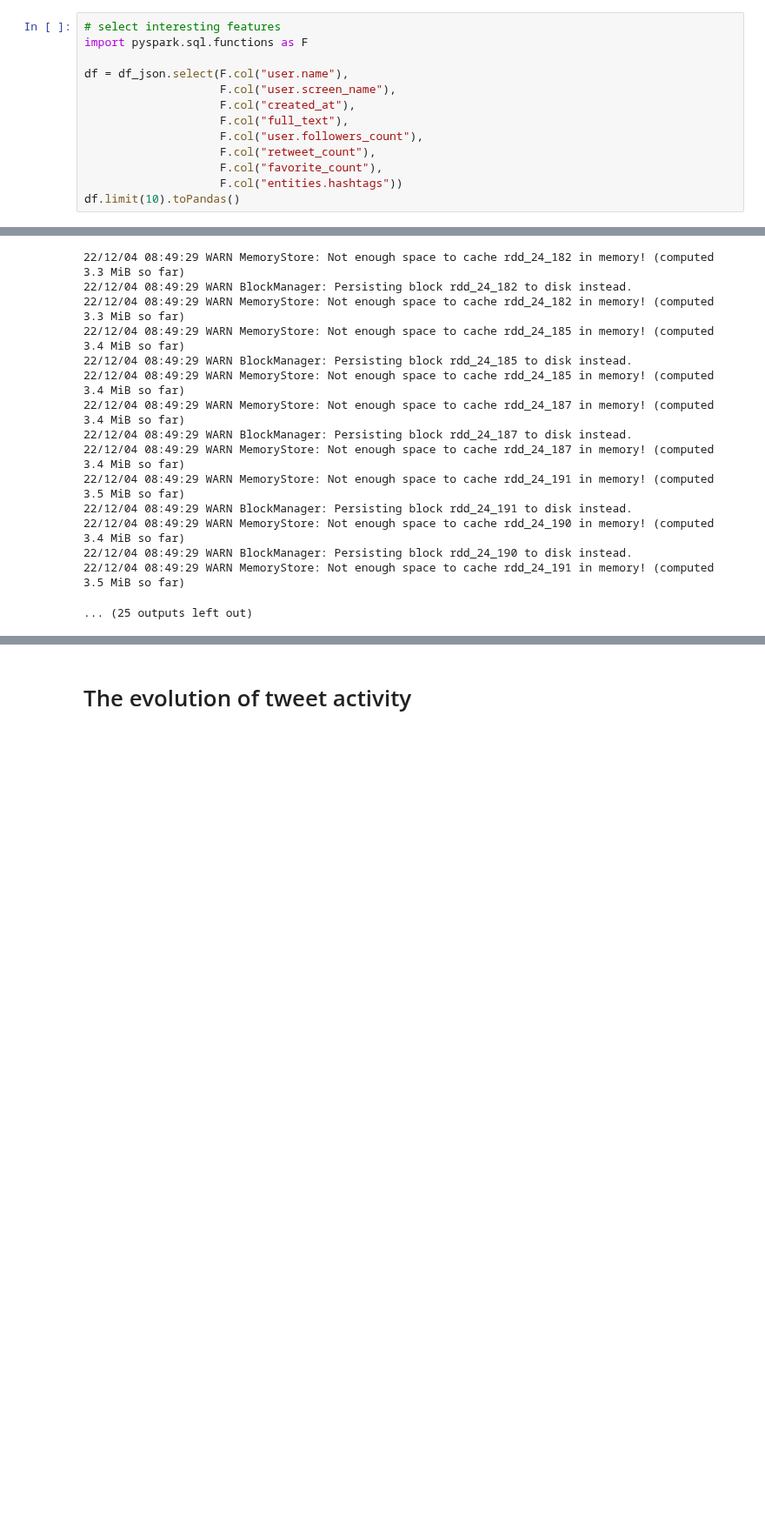
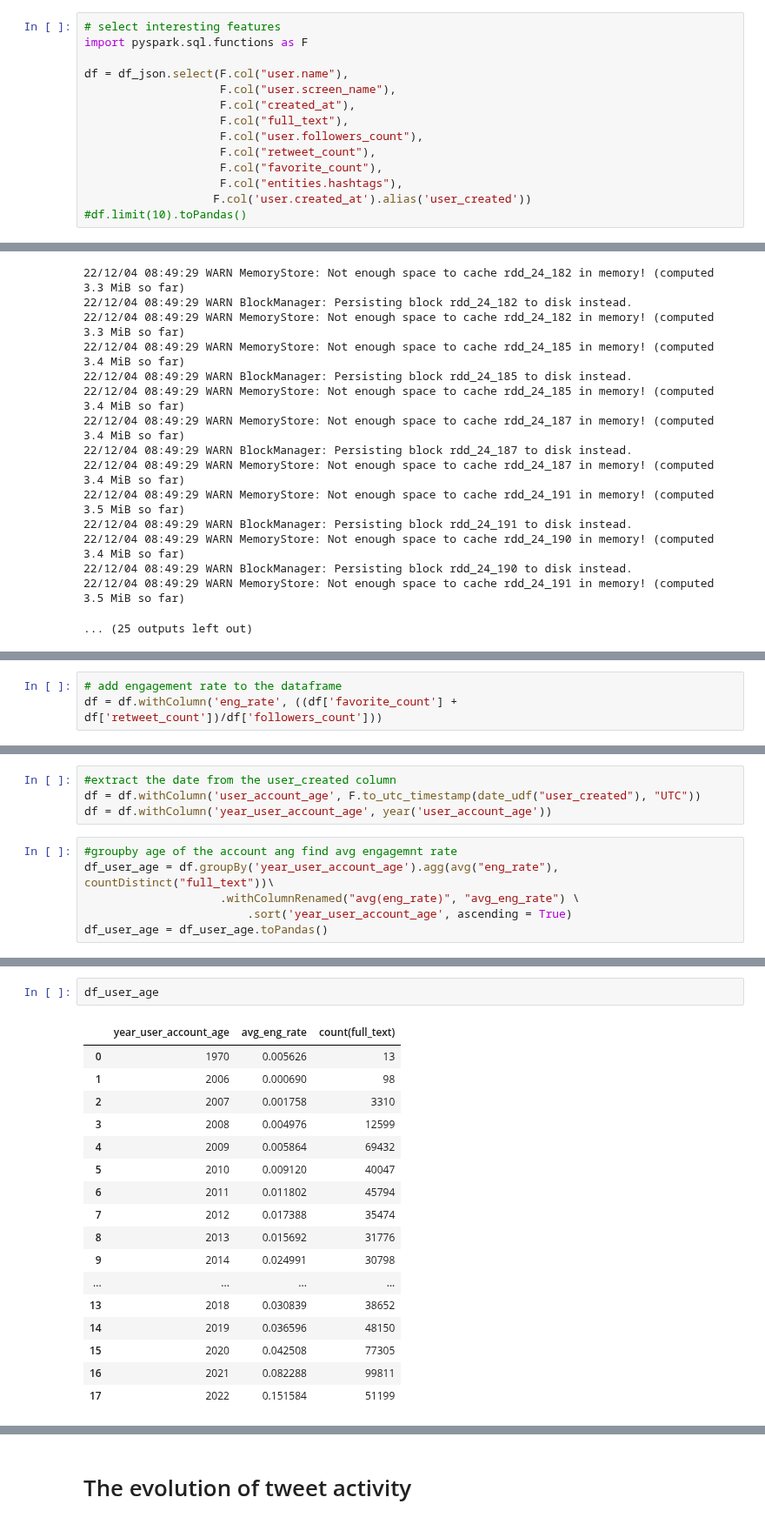
Before and after one commit to atyvaert/big-data, a Jupyter notebook: src/Exploration_Notebooks/Wouter_Exploration.ipynb, the cells around one changed output, grey strips where cells are left out. Shown at 87% size. Cells and saved outputs as stored; diff of their text form; blank space fills up the shorter version.

Commit message:
Engagement rate of each age group of user accounts
Found in Wouter exploration on the top cmooon

```diff
--- a/src/Exploration_Notebooks/Wouter_Exploration.ipynb
+++ b/src/Exploration_Notebooks/Wouter_Exploration.ipynb
@@ -81,5 +103,6 @@ df = df_json.select(F.col("user.name"),
                     F.col("user.followers_count"),
                     F.col("retweet_count"),
                     F.col("favorite_count"),
-                    F.col("entities.hashtags"))
-df.limit(10).toPandas()
+                    F.col("entities.hashtags"),
+                   F.col('user.created_at').alias('user_created'))
+#df.limit(10).toPandas()
@@ -224,0 +239,3 @@ df.select(first_post, latest_post).show()
+# %%
+# add engagement rate to the dataframe
+df = df.withColumn('eng_rate', ((df['favorite_count'] + df['retweet_count'])/df['followers_count']))
@@ -224,0 +248,10 @@ df.select(first_post, latest_post).show()
+# %%
+#extract the date from the user_created column
+df = df.withColumn('user_account_age', F.to_utc_timestamp(date_udf("user_created"), "UTC"))
+df = df.withColumn('year_user_account_age', year('user_account_age'))
+# %%
+#groupby age of the account ang find avg engagemnt rate
+df_user_age = df.groupBy('year_user_account_age').agg(avg("eng_rate"), countDistinct("full_text"))\
+                    .withColumnRenamed("avg(eng_rate)", "avg_eng_rate") \
+                        .sort('year_user_account_age', ascending = True)
+df_user_age = df_user_age.toPandas()
@@ -224,0 +270,20 @@ df.select(first_post, latest_post).show()
+# %%
+df_user_age
+# %% [output]
+|  | year_user_account_age | avg_eng_rate | count(full_text) |
+| 0 | 1970 | 0.005626 | 13 |
+| 1 | 2006 | 0.000690 | 98 |
+| 2 | 2007 | 0.001758 | 3310 |
+| 3 | 2008 | 0.004976 | 12599 |
+| 4 | 2009 | 0.005864 | 69432 |
+| 5 | 2010 | 0.009120 | 40047 |
+| 6 | 2011 | 0.011802 | 45794 |
+| 7 | 2012 | 0.017388 | 35474 |
+| 8 | 2013 | 0.015692 | 31776 |
+| 9 | 2014 | 0.024991 | 30798 |
+| ... | ... | ... | ... |
+| 13 | 2018 | 0.030839 | 38652 |
+| 14 | 2019 | 0.036596 | 48150 |
+| 15 | 2020 | 0.042508 | 77305 |
+| 16 | 2021 | 0.082288 | 99811 |
+| 17 | 2022 | 0.151584 | 51199 |
```
Also changed, not shown: parts of 12 cells of this notebook.
